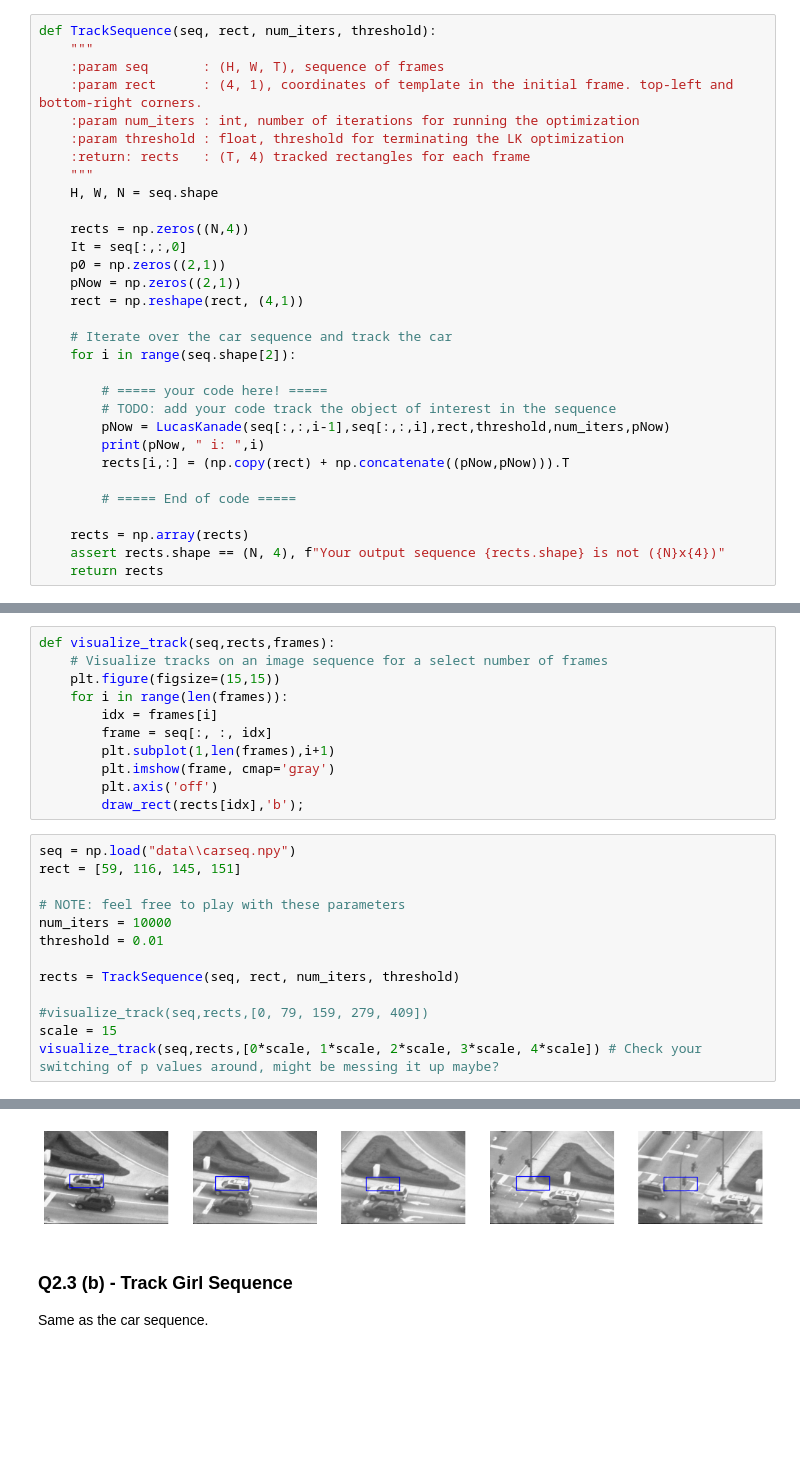
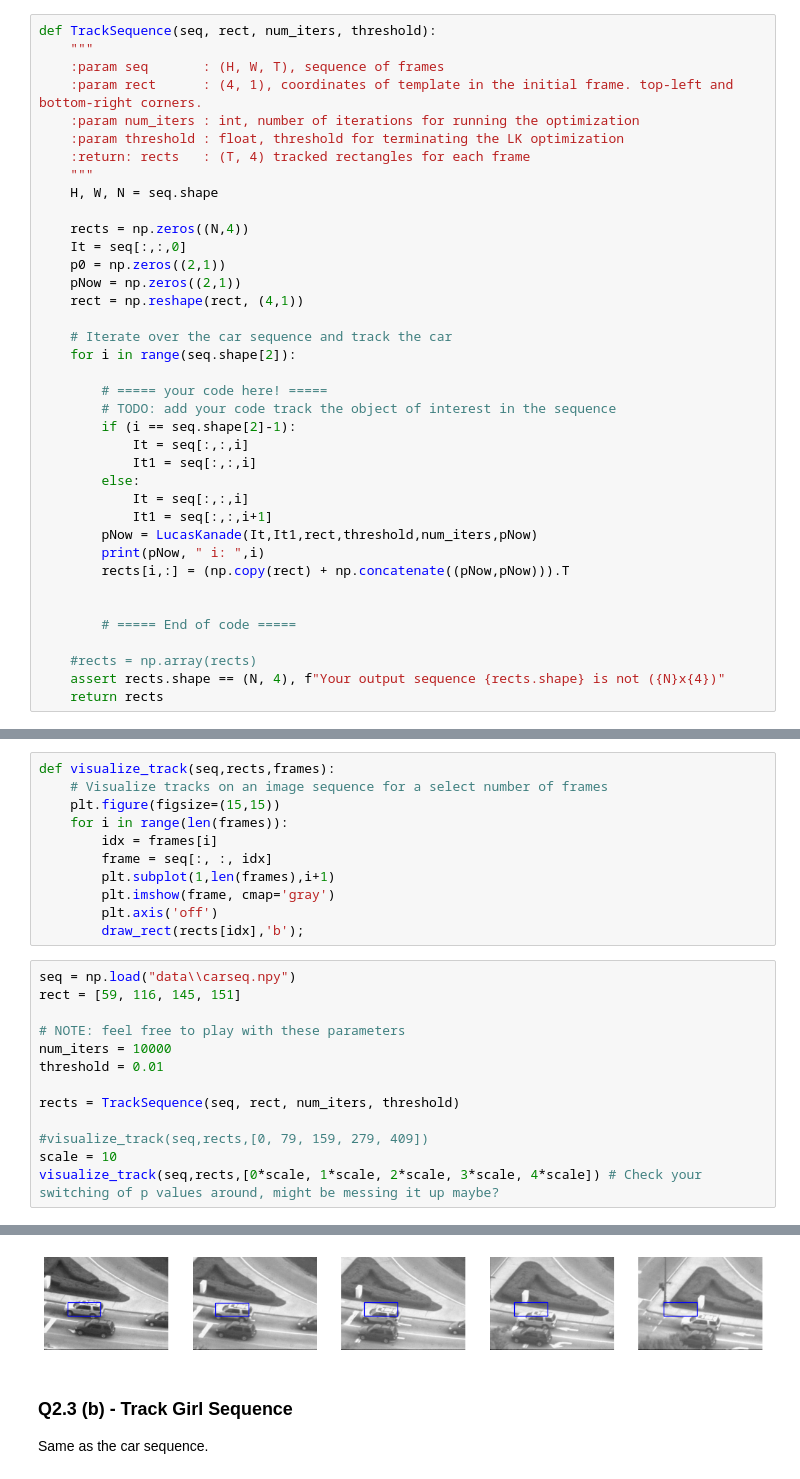
Before and after one commit to IanKrause/computer-vision, a Jupyter notebook: hw2/LucasKanade.ipynb, the cells around one changed output, grey strips where cells are left out. Drawn from its saved outputs; the diff is of its cells as text; blank space fills up the shorter version.

```diff
--- a/hw2/LucasKanade.ipynb
+++ b/hw2/LucasKanade.ipynb
@@ -207,13 +231,20 @@ def TrackSequence(seq, rect, num_iters, threshold):
 
         # ===== your code here! =====
         # TODO: add your code track the object of interest in the sequence
-        pNow = LucasKanade(seq[:,:,i-1],seq[:,:,i],rect,threshold,num_iters,pNow)
+        if (i == seq.shape[2]-1):
+            It = seq[:,:,i]
+            It1 = seq[:,:,i]
+        else:
+            It = seq[:,:,i]
+            It1 = seq[:,:,i+1]
+        pNow = LucasKanade(It,It1,rect,threshold,num_iters,pNow)
         print(pNow, " i: ",i)
         rects[i,:] = (np.copy(rect) + np.concatenate((pNow,pNow))).T
 
+
         # ===== End of code =====
 
-    rects = np.array(rects)
+    #rects = np.array(rects)
     assert rects.shape == (N, 4), f"Your output sequence {rects.shape} is not ({N}x{4})"
     return rects
 # %% [markdown]
@@ -244,6 +275,6 @@ threshold = 0.01
 rects = TrackSequence(seq, rect, num_iters, threshold)
 
 #visualize_track(seq,rects,[0, 79, 159, 279, 409])
-scale = 15
+scale = 10
 visualize_track(seq,rects,[0*scale, 1*scale, 2*scale, 3*scale, 4*scale]) # Check your switching of p values around, might be messing it up maybe?
 # %% [output]
@@ -267,4 +298,4 @@ visualize_track(seq,rects,[0*scale, 1*scale, 2*scale, 3*scale, 4*scale]) # Check
-[figure, old version]
+[figure, new version]
 # %% [markdown]
 ### Q2.3 (b) - Track Girl Sequence
 
```
Also changed, not shown: parts of 4 cells of this notebook.
